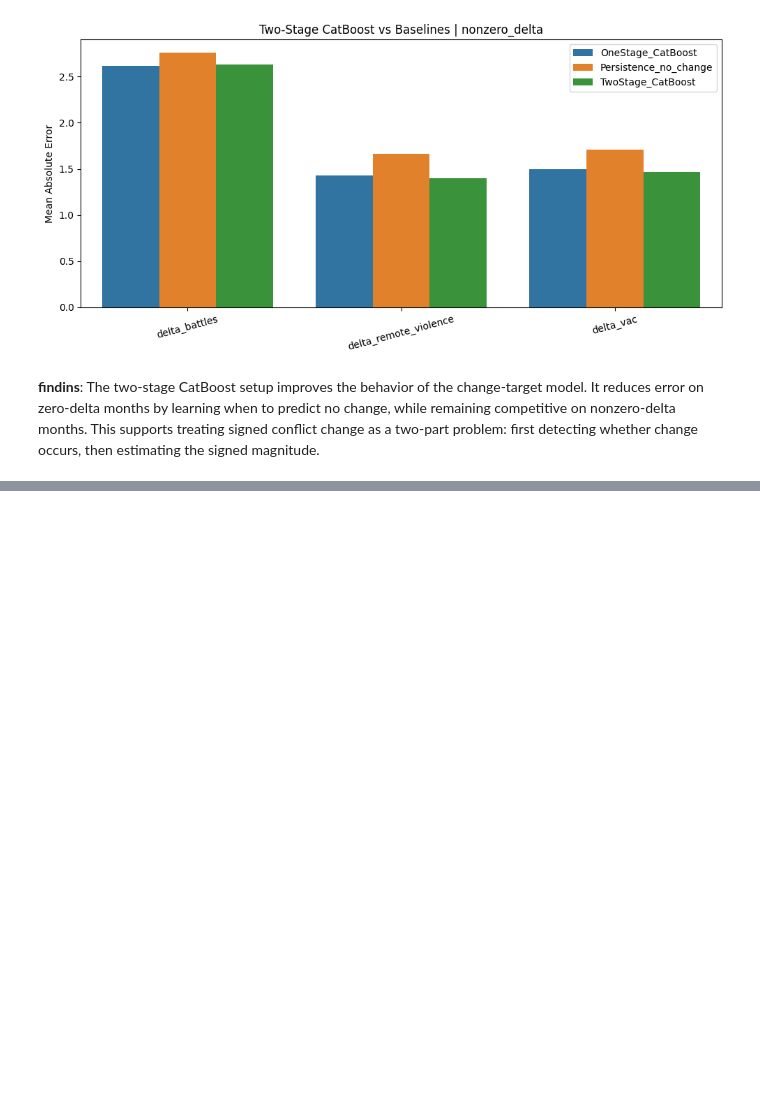
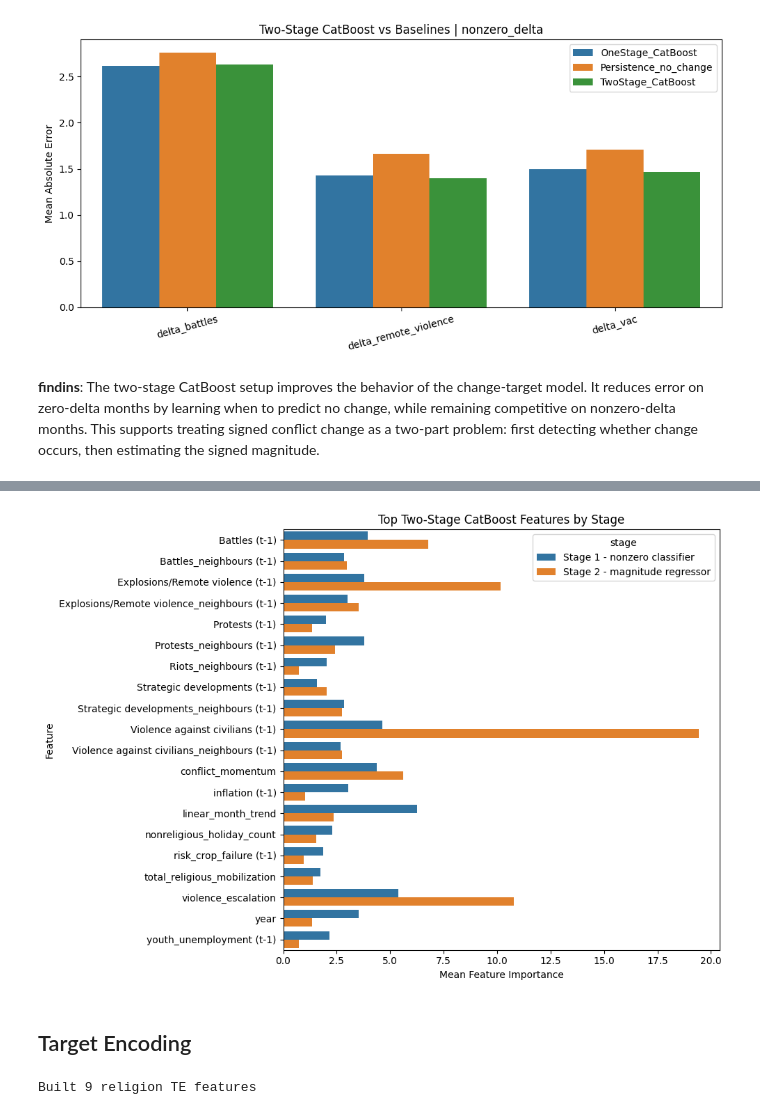
Before and after one commit to rapsoj/predicting-global-conflict, a Jupyter notebook: forecast_model/notebooks/change_target_track.ipynb, the cells around one changed output, grey strips where cells are left out. Cells and saved outputs as stored; diff of their text form; code cells hidden in the pictures; blank space fills up the shorter version.

```diff
--- a/forecast_model/notebooks/change_target_track.ipynb
+++ b/forecast_model/notebooks/change_target_track.ipynb
@@ -1890,0 +2005,66 @@ for group in ['zero_delta', 'nonzero_delta']:
+# %%
+## Plot top 20 features averaged across all three targets, by stage.
+
+plot_fi = (
+    two_stage_fi_df
+    .groupby(['stage', 'feature'], as_index=False)['importance']
+    .mean()
+)
+
+top_features = (
+    plot_fi
+    .groupby('feature')['importance']
+    .mean()
+    .sort_values(ascending=False)
+    .head(20)
+    .index
+)
+
+plot_fi_top = plot_fi[plot_fi['feature'].isin(top_features)]
+
+plt.figure(figsize=(10, 7))
+sns.barplot(
+    data=plot_fi_top,
+    y='feature',
+    x='importance',
+    hue='stage'
+)
+
+plt.title('Top Two-Stage CatBoost Features by Stage')
+plt.xlabel('Mean Feature Importance')
+plt.ylabel('Feature')
+plt.tight_layout()
+plt.show()
+# %% [output]
+[figure, added]
+# %% [markdown]
+## Target Encoding
+# %%
+SMOOTHING_K = 5
+RELIGION_COLS_TE = ['majority_religion', 'minority1_religion', 'minority2_religion']
+
+train_flat = pd.concat([
+    model_data.loc[region].sort_index().iloc[:-6].assign(matched_admin1_id=region)
+    for region in VALID_REGIONS[:100]
+])
+
+religion_te = {}
+for suffix, raw_col in [
+    ('battles', 'Battles'),
+    ('remote_violence', 'Explosions/Remote violence'),
+    ('vac', 'Violence against civilians'),
+]:
+    global_mean = train_flat[raw_col].mean()
+    for rel_col in RELIGION_COLS_TE:
+        feat_name = f'te_{rel_col}_{suffix}'
+        stats = train_flat.groupby(rel_col)[raw_col].agg(['mean', 'count'])
+        stats['smoothed'] = (
+            (stats['count'] * stats['mean'] + SMOOTHING_K * global_mean)
+            / (stats['count'] + SMOOTHING_K)
+        )
+        religion_te[feat_name] = stats['smoothed'].to_dict()
+
+RELIGION_TE_COLS = list(religion_te.keys())
+print(f"Built {len(RELIGION_TE_COLS)} religion TE features")
+# %% [output]
+Built 9 religion TE features
```
Also changed, not shown: parts of 43 cells of this notebook, 2 other files.
